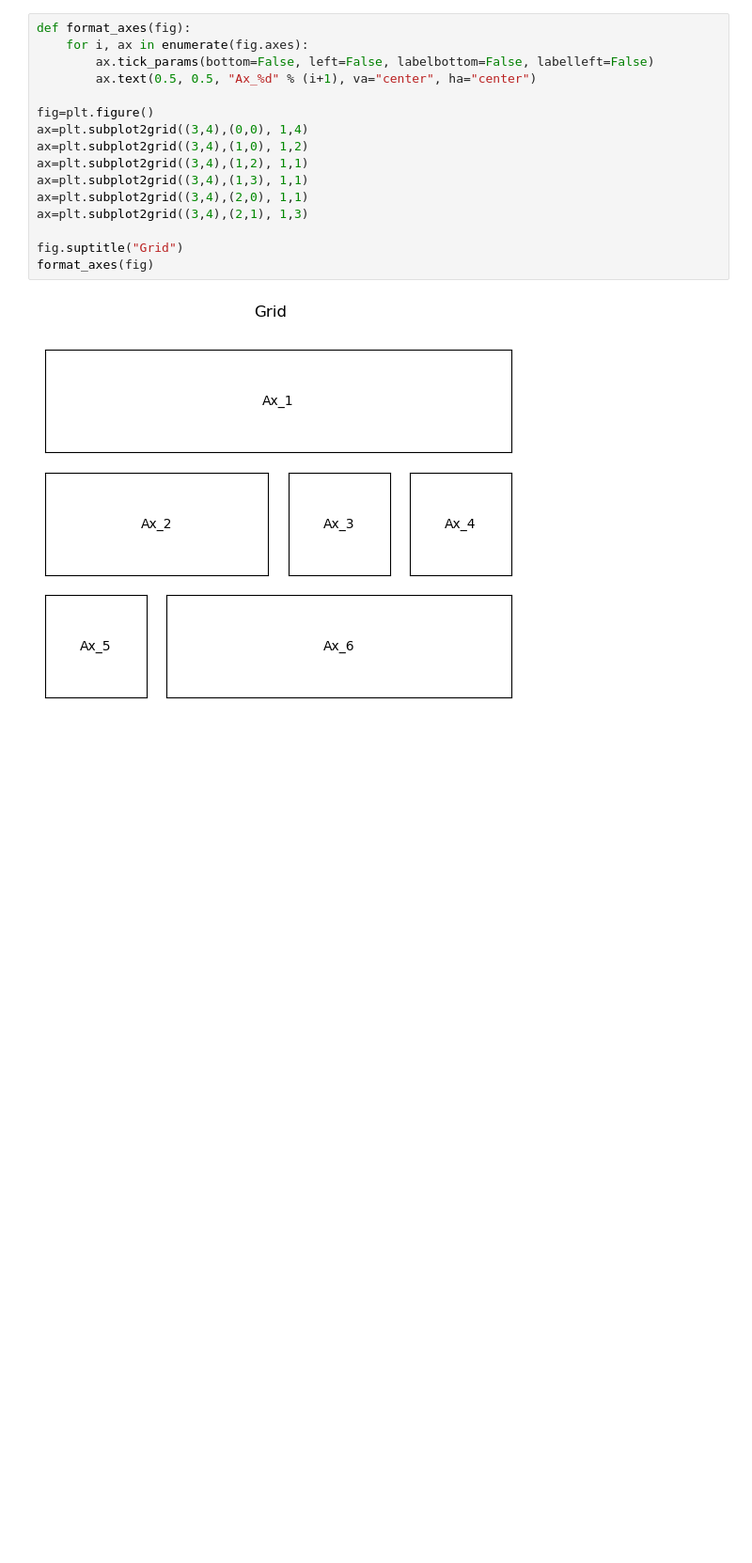
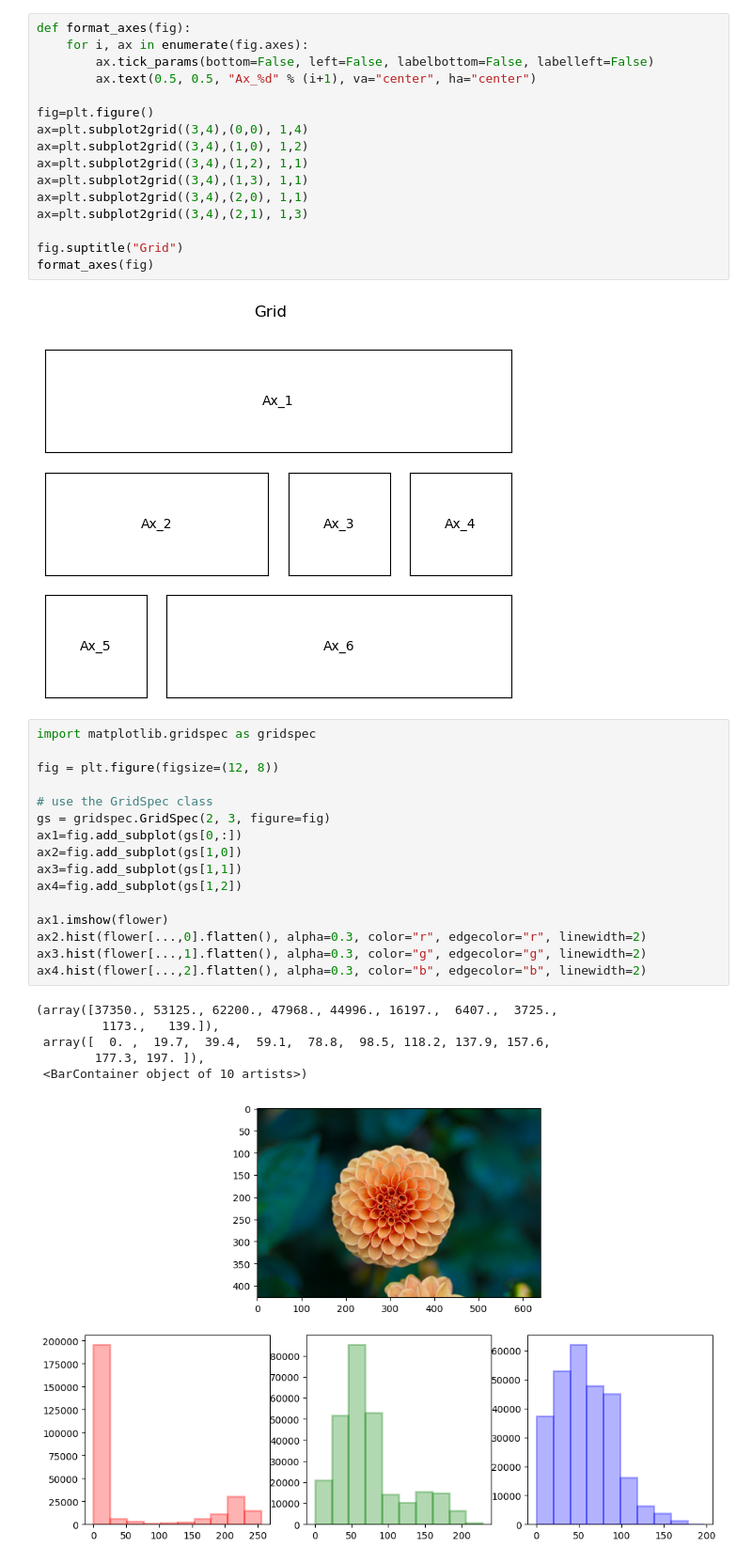
Before and after one commit to Michal-Radomski/Python-Data-Visualization, a Jupyter notebook: 01 Data Visualization/01_Matplotlib/image.ipynb, the cells around one changed output. Shown at 94% size. Cells and saved outputs as stored; diff of their text form; blank space fills up the shorter version.

Commit message:
Data Visualization in Python course - commit 11

```diff
--- a/01 Data Visualization/01_Matplotlib/image.ipynb
+++ b/01 Data Visualization/01_Matplotlib/image.ipynb
@@ -59,3 +59,26 @@ fig.suptitle("Grid")
 format_axes(fig)
 # %% [output]
 [figure]
+# %%
+import matplotlib.gridspec as gridspec
+
+fig = plt.figure(figsize=(12, 8))
+
+# use the GridSpec class
+gs = gridspec.GridSpec(2, 3, figure=fig)
+ax1=fig.add_subplot(gs[0,:])
+ax2=fig.add_subplot(gs[1,0])
+ax3=fig.add_subplot(gs[1,1])
+ax4=fig.add_subplot(gs[1,2])
+
+ax1.imshow(flower)
+ax2.hist(flower[...,0].flatten(), alpha=0.3, color="r", edgecolor="r", linewidth=2)
+ax3.hist(flower[...,1].flatten(), alpha=0.3, color="g", edgecolor="g", linewidth=2)
+ax4.hist(flower[...,2].flatten(), alpha=0.3, color="b", edgecolor="b", linewidth=2)
+# %% [output]
+(array([37350., 53125., 62200., 47968., 44996., 16197.,  6407.,  3725.,
+         1173.,   139.]),
+ array([  0. ,  19.7,  39.4,  59.1,  78.8,  98.5, 118.2, 137.9, 157.6,
+        177.3, 197. ]),
+ <BarContainer object of 10 artists>)
+[figure, added]
```
